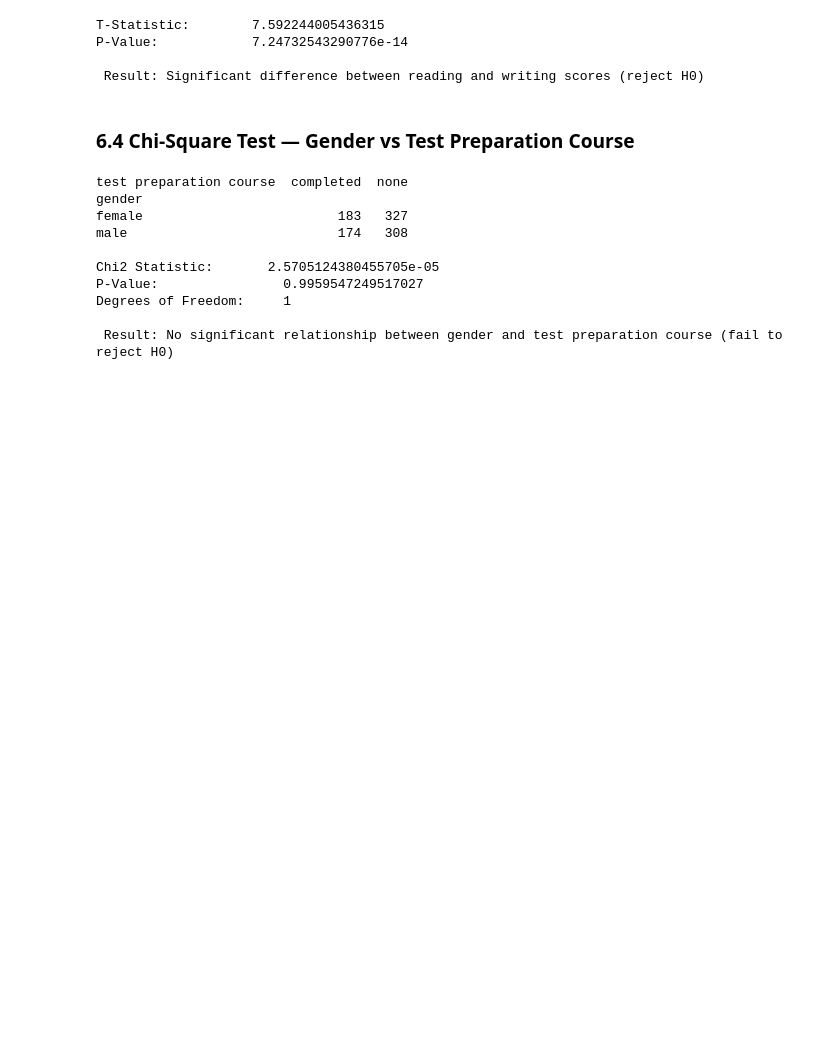
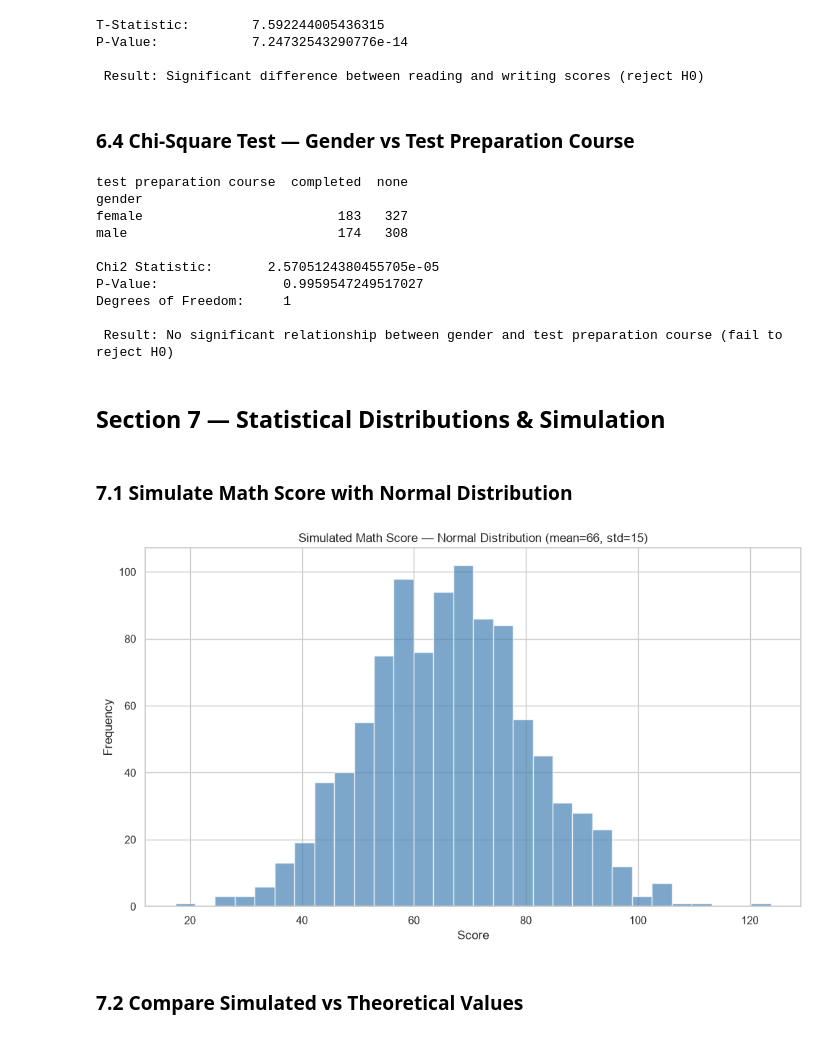
Before and after one commit to Arian11z/students-performance-analysis, a Jupyter notebook: notebooks/analysis.ipynb, the cells around one changed output. Drawn from its saved outputs; the diff is of its cells as text; code cells hidden in the pictures; blank space fills up the shorter version.

Commit message:
Section 7: statistical distributions and simulation

```diff
--- a/notebooks/analysis.ipynb
+++ b/notebooks/analysis.ipynb
@@ -493,3 +493,22 @@ P-Value:                0.9959547249517027
 Degrees of Freedom:     1
 
  Result: No significant relationship between gender and test preparation course (fail to reject H0)
+# %% [markdown]
+## Section 7 — Statistical Distributions & Simulation
+# %% [markdown]
+### 7.1 Simulate Math Score with Normal Distribution
+# %%
+np.random.seed(42)
+simulated_math = np.random.normal(loc=66, scale=15, size=1000)
+
+plt.figure(figsize=(10, 6))
+plt.hist(simulated_math, bins=30, color='steelblue', edgecolor='white', alpha=0.7)
+plt.title('Simulated Math Score — Normal Distribution (mean=66, std=15)')
+plt.xlabel('Score')
+plt.ylabel('Frequency')
+plt.tight_layout()
+plt.show()
+# %% [output]
+[figure, added]
+# %% [markdown]
+### 7.2 Compare Simulated vs Theoretical Values
```
Also changed, not shown: parts of 3 cells of this notebook.
